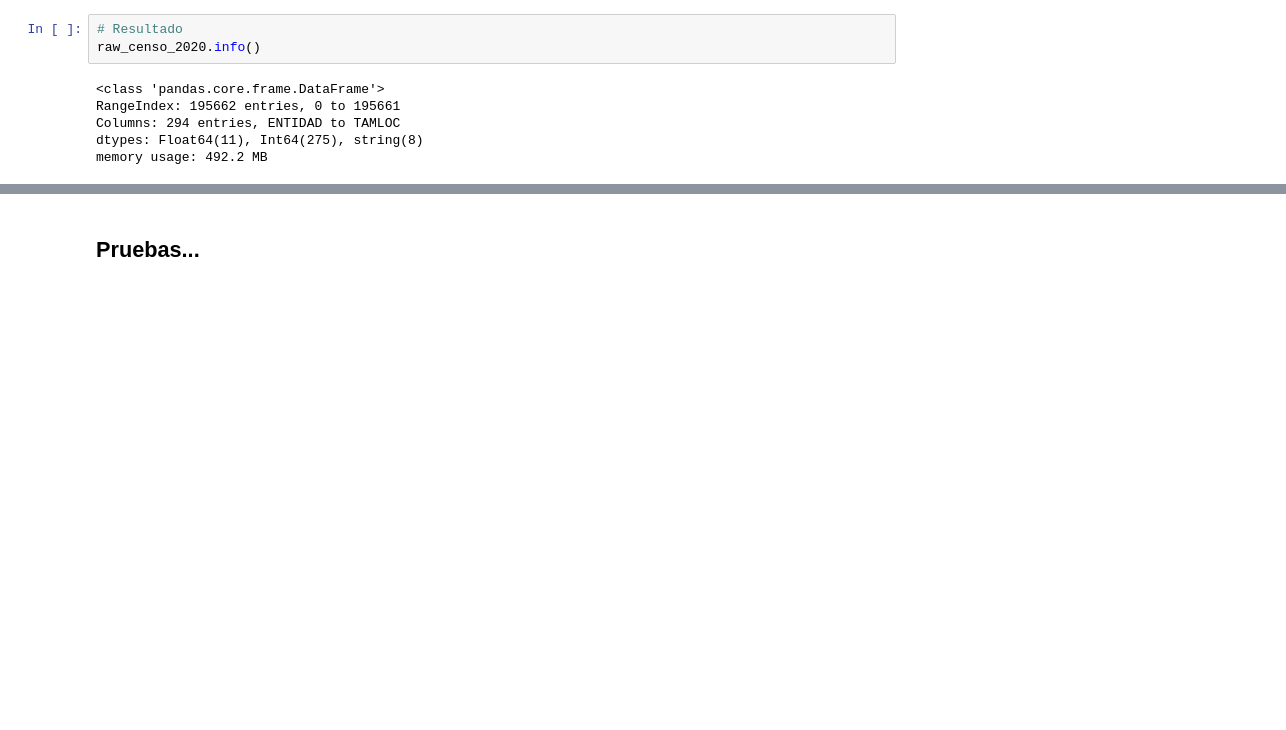
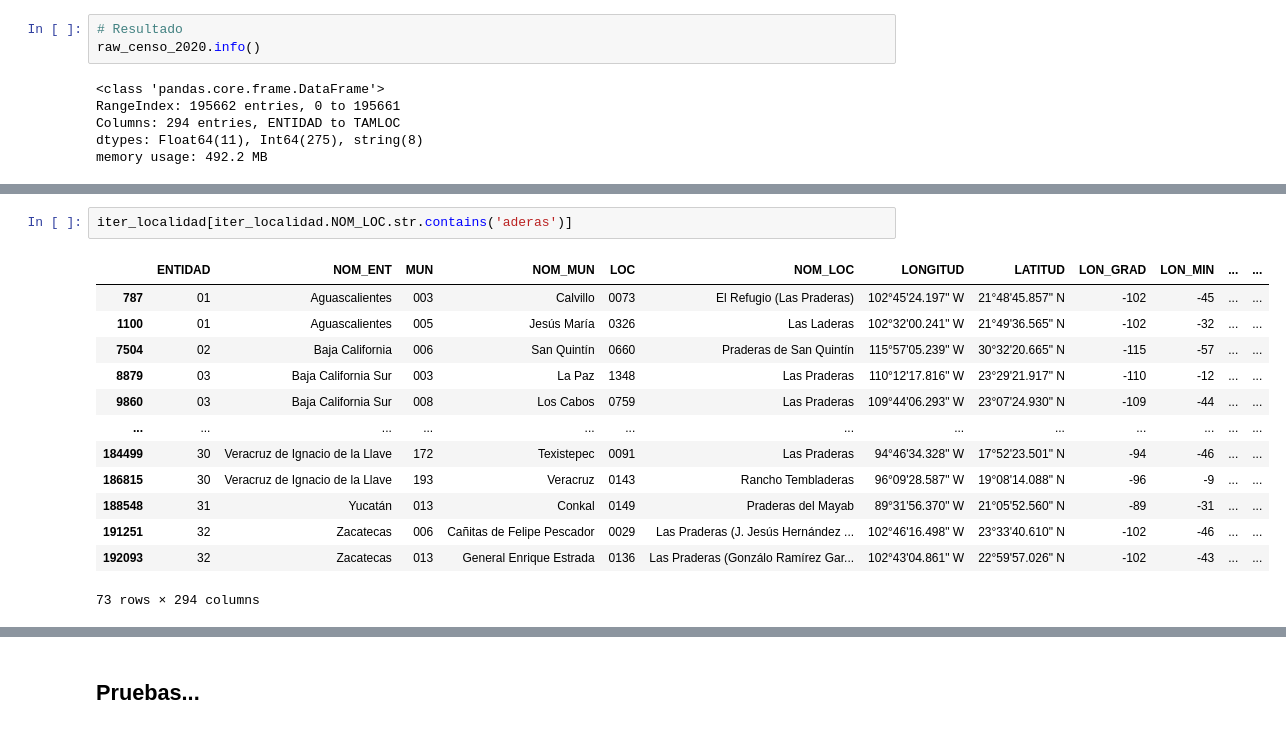
Before and after one commit to lorgid1/Censo_2020, a Jupyter notebook: censo_2020.ipynb, the cells around one changed output, grey strips where cells are left out. Drawn from its saved outputs; the diff is of its cells as text; blank space fills up the shorter version.

```diff
--- a/censo_2020.ipynb
+++ b/censo_2020.ipynb
@@ -542,0 +819,16 @@ Son muchas las maneras en que se puede dividir, esta es solo una propuesa.
+# %%
+iter_localidad[iter_localidad.NOM_LOC.str.contains('aderas')]
+# %% [output]
+|  | ENTIDAD | NOM_ENT | MUN | NOM_MUN | LOC | NOM_LOC | LONGITUD | LATITUD | LON_GRAD | LON_MIN | ... | ... |
+| 787 | 01 | Aguascalientes | 003 | Calvillo | 0073 | El Refugio (Las Praderas) | 102°45'24.197" W | 21°48'45.857" N | -102 | -45 | ... | ... |
+| 1100 | 01 | Aguascalientes | 005 | Jesús María | 0326 | Las Laderas | 102°32'00.241" W | 21°49'36.565" N | -102 | -32 | ... | ... |
+| 7504 | 02 | Baja California | 006 | San Quintín | 0660 | Praderas de San Quintín | 115°57'05.239" W | 30°32'20.665" N | -115 | -57 | ... | ... |
+| 8879 | 03 | Baja California Sur | 003 | La Paz | 1348 | Las Praderas | 110°12'17.816" W | 23°29'21.917" N | -110 | -12 | ... | ... |
+| 9860 | 03 | Baja California Sur | 008 | Los Cabos | 0759 | Las Praderas | 109°44'06.293" W | 23°07'24.930" N | -109 | -44 | ... | ... |
+| ... | ... | ... | ... | ... | ... | ... | ... | ... | ... | ... | ... | ... |
+| 184499 | 30 | Veracruz de Ignacio de la Llave | 172 | Texistepec | 0091 | Las Praderas | 94°46'34.328" W | 17°52'23.501" N | -94 | -46 | ... | ... |
+| 186815 | 30 | Veracruz de Ignacio de la Llave | 193 | Veracruz | 0143 | Rancho Tembladeras | 96°09'28.587" W | 19°08'14.088" N | -96 | -9 | ... | ... |
+| 188548 | 31 | Yucatán | 013 | Conkal | 0149 | Praderas del Mayab | 89°31'56.370" W | 21°05'52.560" N | -89 | -31 | ... | ... |
+| 191251 | 32 | Zacatecas | 006 | Cañitas de Felipe Pescador | 0029 | Las Praderas (J. Jesús Hernández ... | 102°46'16.498" W | 23°33'40.610" N | -102 | -46 | ... | ... |
+| 192093 | 32 | Zacatecas | 013 | General Enrique Estrada | 0136 | Las Praderas (Gonzálo Ramírez Gar... | 102°43'04.861" W | 22°59'57.026" N | -102 | -43 | ... | ... |
+73 rows × 294 columns
```
Also changed, not shown: parts of 40 cells of this notebook.
